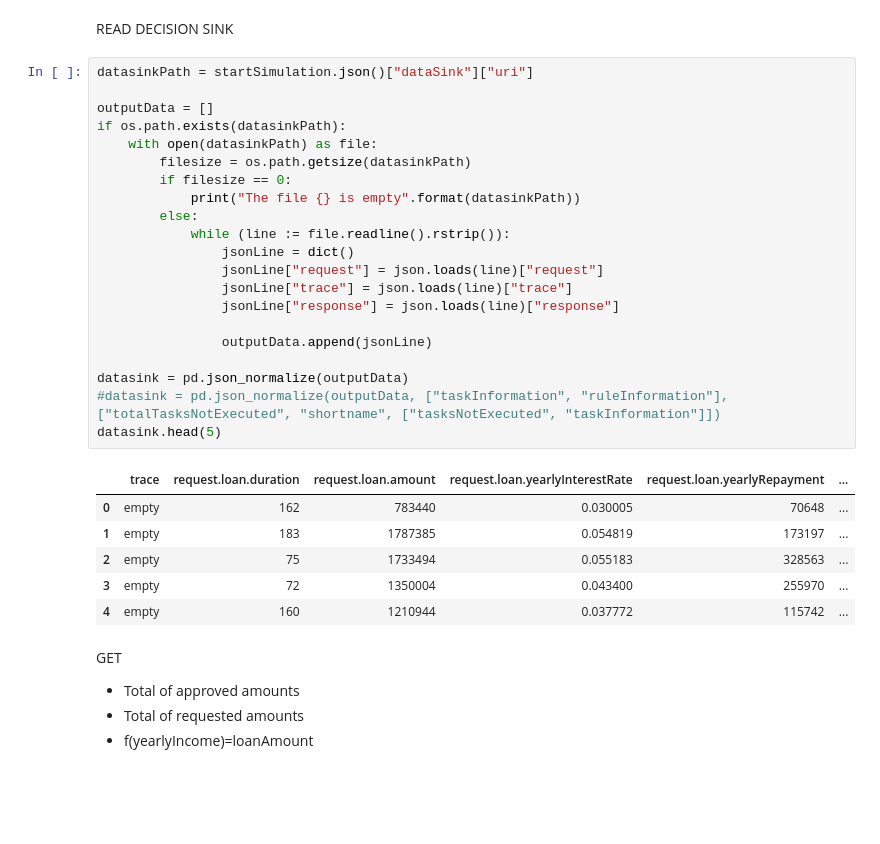
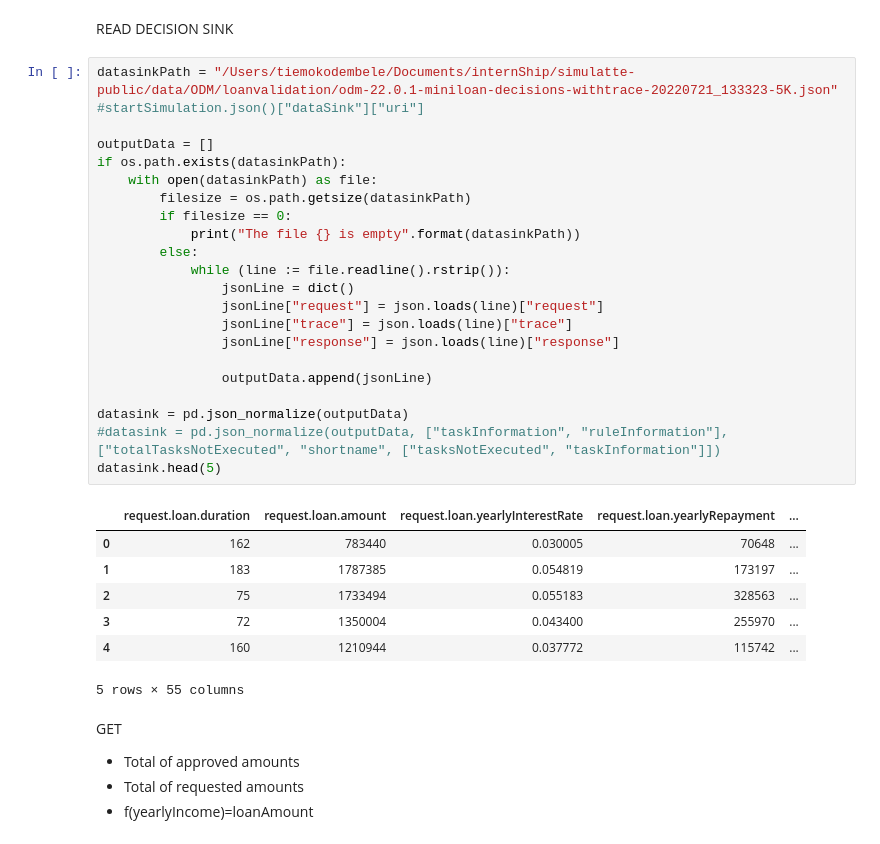
Before and after one commit to DecisionsDev/simulatte, a Jupyter notebook: notebooks/ODM/odm-loanvalidation-simulation-analytics.ipynb, the cells around one changed output. Saved outputs shown, nothing was run; the diff lists cells and outputs as text; blank space fills up the shorter version.

Commit message:
update simulatte-online

```diff
--- a/notebooks/ODM/odm-loanvalidation-simulation-analytics.ipynb
+++ b/notebooks/ODM/odm-loanvalidation-simulation-analytics.ipynb
@@ -323,33 +353,34 @@ except requests.exceptions.RequestException as e:
 # %% [markdown]
 READ DECISION SINK
 # %%
-datasinkPath = startSimulation.json()["dataSink"]["uri"]
+datasinkPath = "/Users/tiemokodembele/Documents/internShip/simulatte-public/data/ODM/loanvalidation/odm-22.0.1-miniloan-decisions-withtrace-20220721_133323-5K.json" #startSimulation.json()["dataSink"]["uri"]
 
 outputData = []
 if os.path.exists(datasinkPath):
     with open(datasinkPath) as file:
         filesize = os.path.getsize(datasinkPath)
         if filesize == 0:
             print("The file {} is empty".format(datasinkPath))
         else:
             while (line := file.readline().rstrip()):
                 jsonLine = dict()
                 jsonLine["request"] = json.loads(line)["request"]
                 jsonLine["trace"] = json.loads(line)["trace"]
                 jsonLine["response"] = json.loads(line)["response"]
 
                 outputData.append(jsonLine)
 
 datasink = pd.json_normalize(outputData)
 #datasink = pd.json_normalize(outputData, ["taskInformation", "ruleInformation"], ["totalTasksNotExecuted", "shortname", ["tasksNotExecuted", "taskInformation"]])
 datasink.head(5)
 # %% [output]
-|  | trace | request.loan.duration | request.loan.amount | request.loan.yearlyInterestRate | request.loan.yearlyRepayment | ... |
-| 0 | empty | 162 | 783440 | 0.030005 | 70648 | ... |
-| 1 | empty | 183 | 1787385 | 0.054819 | 173197 | ... |
-| 2 | empty | 75 | 1733494 | 0.055183 | 328563 | ... |
-| 3 | empty | 72 | 1350004 | 0.043400 | 255970 | ... |
-| 4 | empty | 160 | 1210944 | 0.037772 | 115742 | ... |
+|  | request.loan.duration | request.loan.amount | request.loan.yearlyInterestRate | request.loan.yearlyRepayment | ... |
+| 0 | 162 | 783440 | 0.030005 | 70648 | ... |
+| 1 | 183 | 1787385 | 0.054819 | 173197 | ... |
+| 2 | 75 | 1733494 | 0.055183 | 328563 | ... |
+| 3 | 72 | 1350004 | 0.043400 | 255970 | ... |
+| 4 | 160 | 1210944 | 0.037772 | 115742 | ... |
+5 rows × 55 columns
 # %% [markdown]
 GET
 - Total of approved amounts
```
Also changed, not shown: parts of 13 cells of this notebook, 10 other files.
